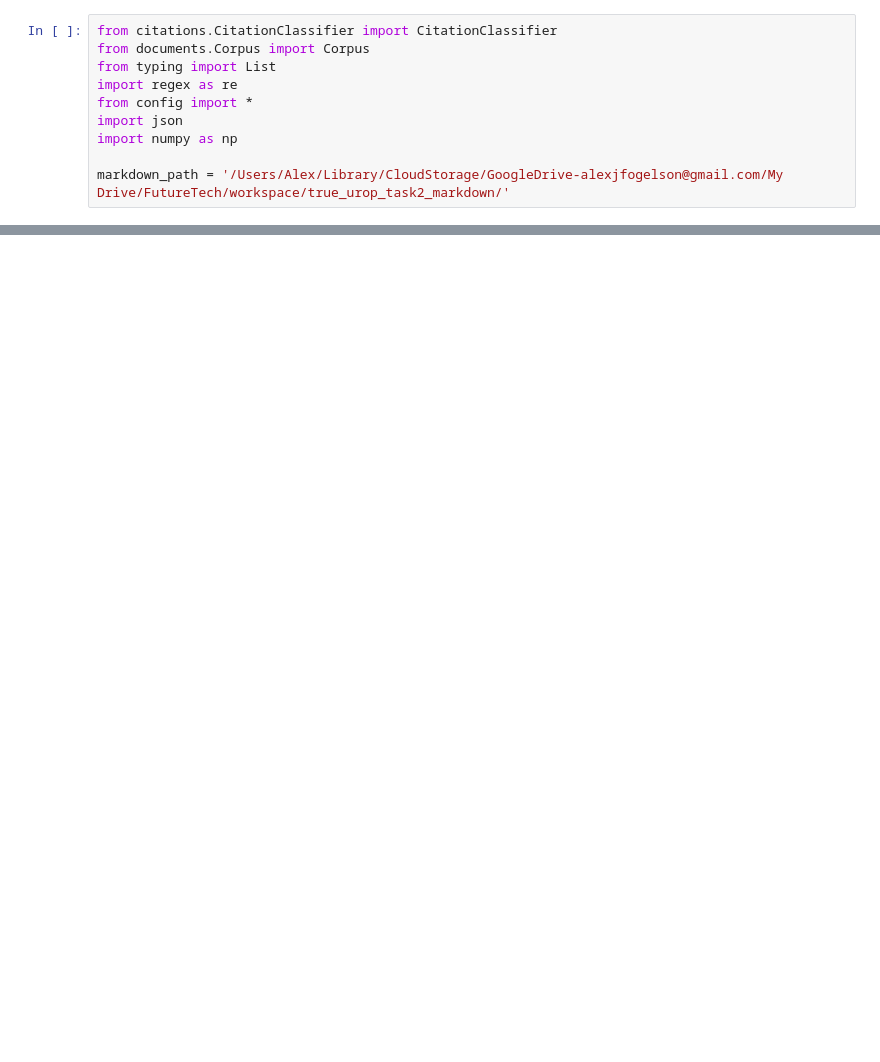
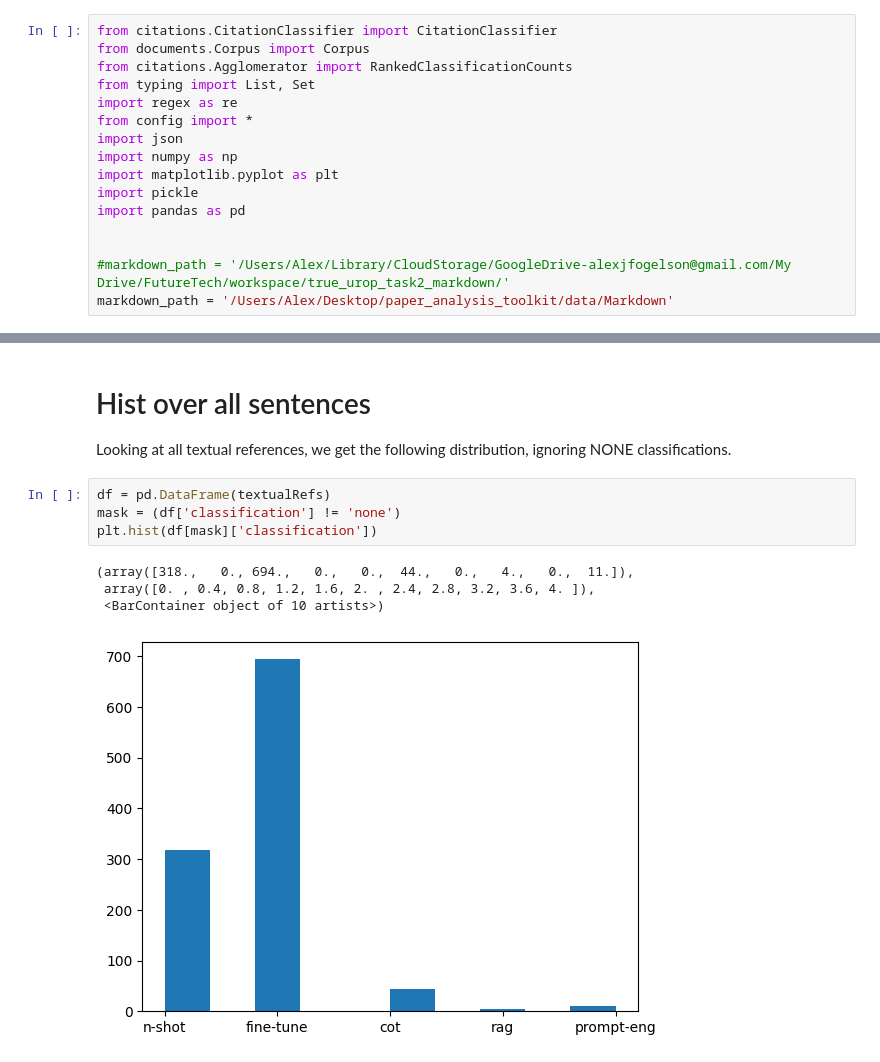
Before and after one commit to atrisovic/paper_analysis_toolkit, a Jupyter notebook: notebooks/granular_classifier.ipynb, the cells around one changed output, grey strips where cells are left out. Cells and saved outputs as stored; diff of their text form; blank space fills up the shorter version.

Commit message:
Restructured code to use agglomerator and different classifiers.

```diff
--- a/notebooks/granular_classifier.ipynb
+++ b/notebooks/granular_classifier.ipynb
@@ -1,10 +1,16 @@
 # %%
 from citations.CitationClassifier import CitationClassifier
 from documents.Corpus import Corpus
-from typing import List
+from citations.Agglomerator import RankedClassificationCounts
+from typing import List, Set
 import regex as re
 from config import *
 import json
 import numpy as np
+import matplotlib.pyplot as plt
+import pickle
+import pandas as pd
 
-markdown_path = '/Users/Alex/Library/CloudStorage/GoogleDrive-alexjfogelson@gmail.com/My Drive/FutureTech/workspace/true_urop_task2_markdown/'
+
+#markdown_path = '/Users/Alex/Library/CloudStorage/GoogleDrive-alexjfogelson@gmail.com/My Drive/FutureTech/workspace/true_urop_task2_markdown/'
+markdown_path = '/Users/Alex/Desktop/paper_analysis_toolkit/data/Markdown'
@@ -61,0 +102,13 @@ fine_tune[randint(0, len(fine_tune))]
+# %% [markdown]
+# Hist over all sentences
+
+Looking at all textual references, we get the following distribution, ignoring NONE classifications.
+# %%
+df = pd.DataFrame(textualRefs)
+mask = (df['classification'] != 'none')
+plt.hist(df[mask]['classification'])
+# %% [output]
+(array([318.,   0., 694.,   0.,   0.,  44.,   0.,   4.,   0.,  11.]),
+ array([0. , 0.4, 0.8, 1.2, 1.6, 2. , 2.4, 2.8, 3.2, 3.6, 4. ]),
+ <BarContainer object of 10 artists>)
+[figure, added]
```
Also changed, not shown: parts of 31 cells of this notebook, 5 other files.
